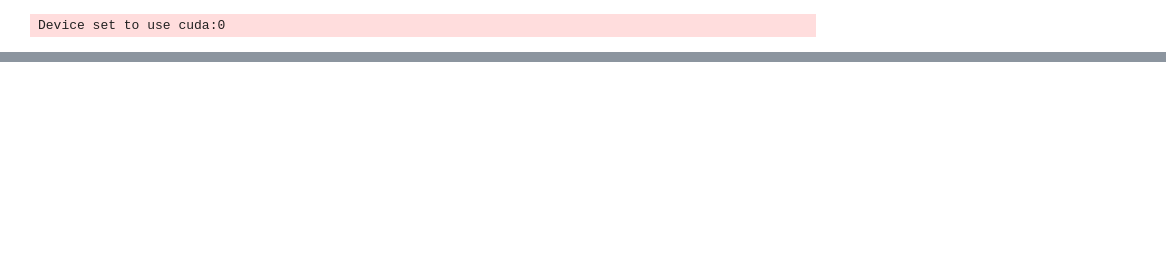
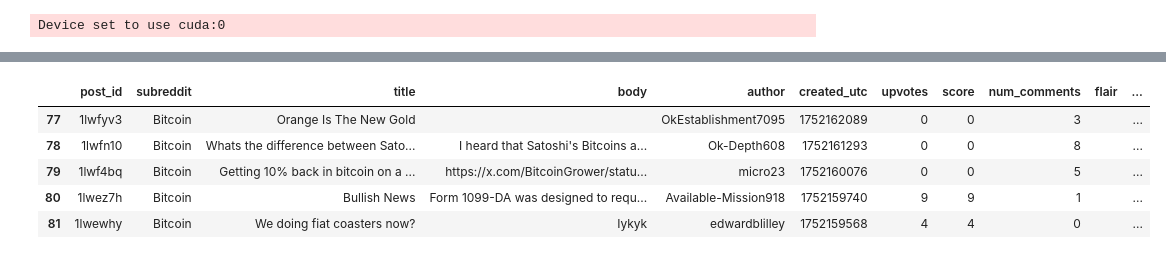
Before and after one commit to shejiac/sentiment_street, a Jupyter notebook: notebooks/sent_analysis.ipynb, the cells around one changed output, grey strips where cells are left out. Cells and saved outputs as stored; diff of their text form; code cells hidden in the pictures; blank space fills up the shorter version.

```diff
--- a/notebooks/sent_analysis.ipynb
+++ b/notebooks/sent_analysis.ipynb
@@ -449,0 +199,17 @@ Name: overall_score, dtype: float64
+# %%
+# Apply pipeline on title, selftext and comments
+title_sentiments = finbert_classifier(
+    posts_df["cleaned_title"].to_list(),
+    truncation=True,
+    max_length=512,
+)
+post_body_sentiments = finbert_classifier(
+    non_na_post_body["cleaned_body"].to_list(),
+    truncation=True,
+    max_length=512,
+)
+comment_sentiments = finbert_classifier(
+    comments_df["cleaned_comment"].to_list(),
+    truncation=True,
+    max_length=512,
+)
@@ -449,0 +225,14 @@ Name: overall_score, dtype: float64
+# %%
+# Attach the scores back the the dataframe where they come from
+posts_df = pd.concat([posts_df, pd.DataFrame({"title_score_list" : title_sentiments})], axis=1)
+non_na_post_body = pd.concat([non_na_post_body, pd.DataFrame({"post_body_score_list" : post_body_sentiments})], axis=1)
+comments_df = pd.concat([comments_df, pd.DataFrame({"comment_score_list" : comment_sentiments})], axis=1)
+# %%
+posts_df.tail()
+# %% [output]
+|  | post_id | subreddit | title | body | author | created_utc | upvotes | score | num_comments | flair | ... |
+| 77 | 1lwfyv3 | Bitcoin | Orange Is The New Gold |  | OkEstablishment7095 | 1752162089 | 0 | 0 | 3 |  | ... |
+| 78 | 1lwfn10 | Bitcoin | Whats the difference between Sato... | I heard that Satoshi's Bitcoins a... | Ok-Depth608 | 1752161293 | 0 | 0 | 8 |  | ... |
+| 79 | 1lwf4bq | Bitcoin | Getting 10% back in bitcoin on a ... | https://x.com/BitcoinGrower/statu... | micro23 | 1752160076 | 0 | 0 | 5 |  | ... |
+| 80 | 1lwez7h | Bitcoin | Bullish News | Form 1099-DA was designed to requ... | Available-Mission918 | 1752159740 | 9 | 9 | 1 |  | ... |
+| 81 | 1lwewhy | Bitcoin | We doing fiat coasters now? | Iykyk | edwardblilley | 1752159568 | 4 | 4 | 0 |  | ... |
```
Also changed, not shown: parts of 87 cells of this notebook, 4 other files.
